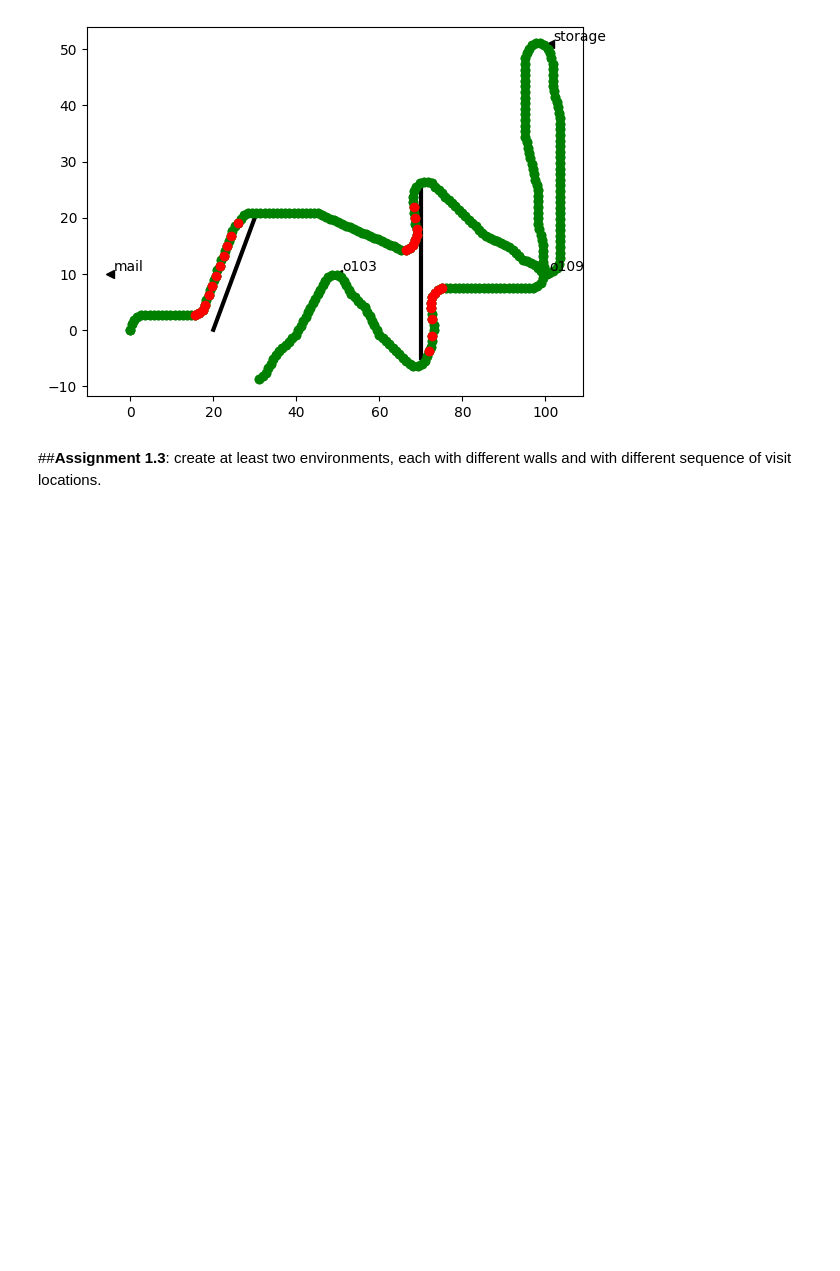
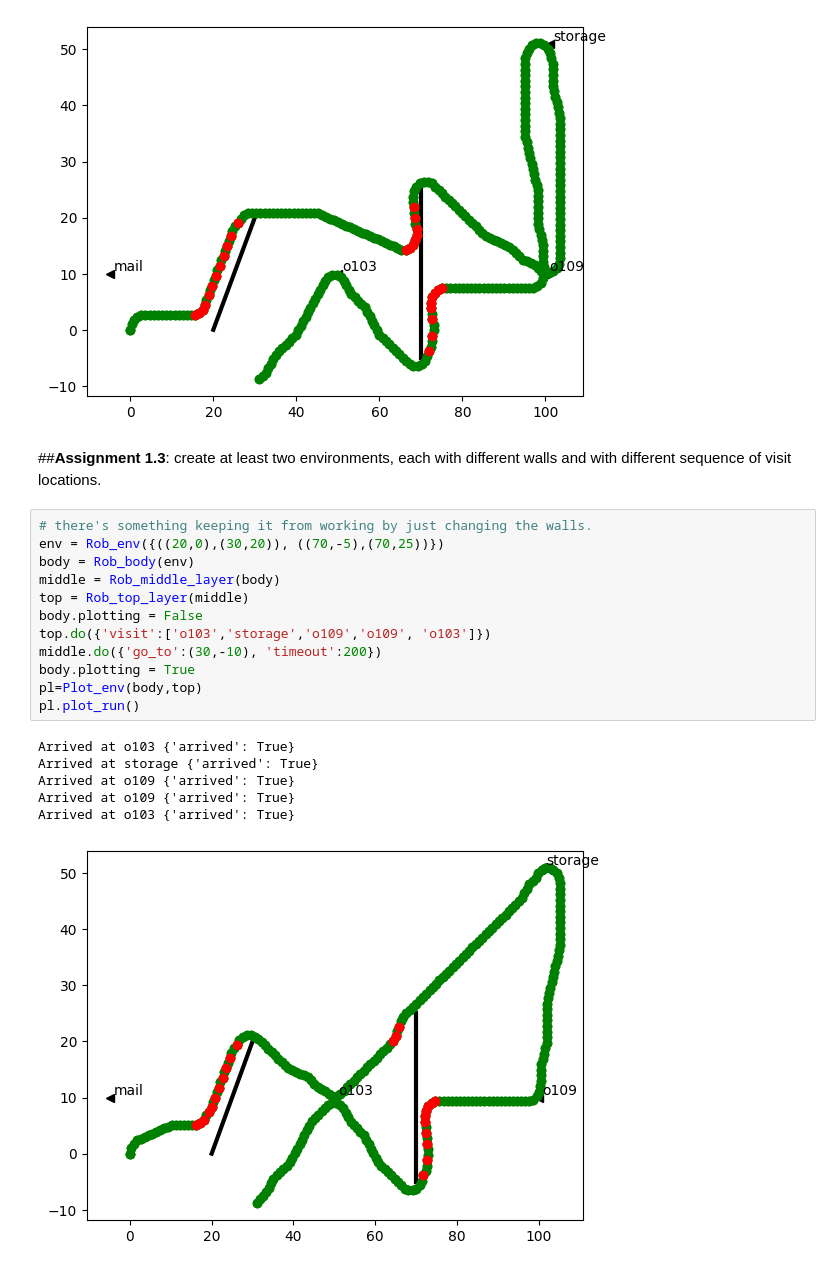
Before and after one commit to MadmanMarble/GLAP, a Jupyter notebook: Assignment_1.ipynb, the cells around one changed output. Drawn from its saved outputs; the diff is of its cells as text; blank space fills up the shorter version.

```diff
--- a/Assignment_1.ipynb
+++ b/Assignment_1.ipynb
@@ -168,3 +169,22 @@ Arrived at o103 {'arrived': True}
 [figure]
 # %% [markdown]
 ##**Assignment 1.3**: create at least two environments, each with different walls and with different sequence of visit locations.
+# %%
+# there's something keeping it from working by just changing the walls.
+env = Rob_env({((20,0),(30,20)), ((70,-5),(70,25))})
+body = Rob_body(env)
+middle = Rob_middle_layer(body)
+top = Rob_top_layer(middle)
+body.plotting = False
+top.do({'visit':['o103','storage','o109','o109', 'o103']})
+middle.do({'go_to':(30,-10), 'timeout':200})
+body.plotting = True
+pl=Plot_env(body,top)
+pl.plot_run()
+# %% [output]
+Arrived at o103 {'arrived': True}
+Arrived at storage {'arrived': True}
+Arrived at o109 {'arrived': True}
+Arrived at o109 {'arrived': True}
+Arrived at o103 {'arrived': True}
+[figure, added]
```
Also changed, not shown: parts of 1 cell of this notebook.
